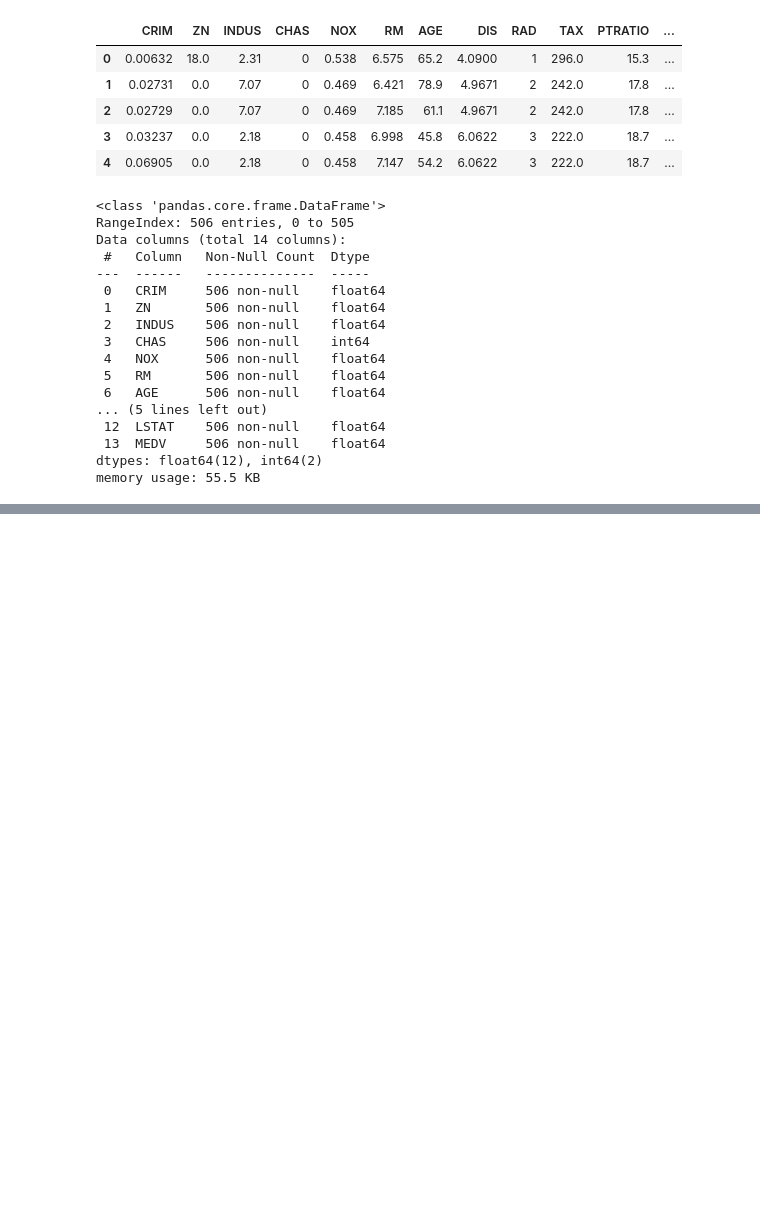
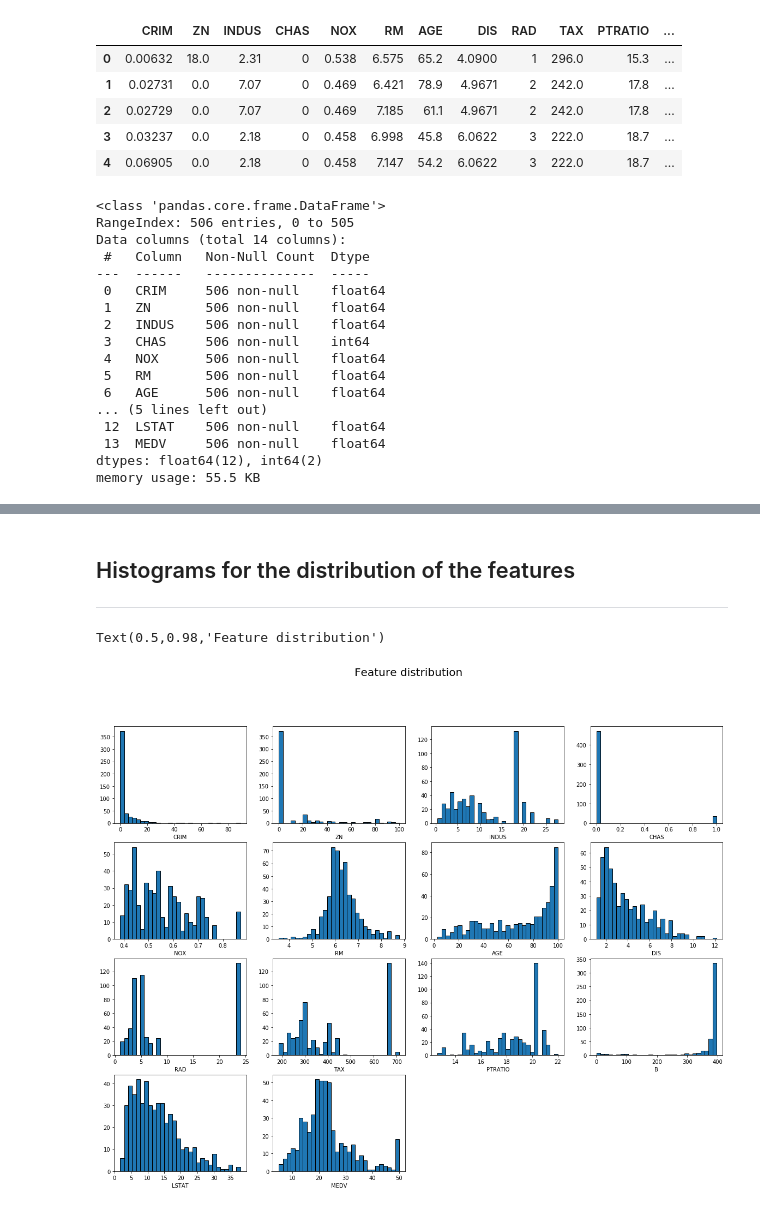
Before and after one commit to Victoria-Qiao/Boston_House_Prices_Modeling, a Jupyter notebook: data_analysis.ipynb, the cells around one changed output, grey strips where cells are left out. Saved outputs shown, nothing was run; the diff lists cells and outputs as text; code cells hidden in the pictures; blank space fills up the shorter version.

Commit message:
add histogram distribution for the features, box plots for the features (to detect outliers), and correlation matrix heatmap to 'data_analysis.ipynb'

```diff
--- a/data_analysis.ipynb
+++ b/data_analysis.ipynb
@@ -52,3 +52,18 @@ dataset.describe()
 | 50% | 0.256510 | 0.000000 | 9.690000 | 0.000000 | 0.538000 | 6.208500 | 77.500000 | 3.207450 | 5.000000 | 330.000000 | 19.050000 | ... |
 | 75% | 3.677082 | 12.500000 | 18.100000 | 0.000000 | 0.624000 | 6.623500 | 94.075000 | 5.188425 | 24.000000 | 666.000000 | 20.200000 | ... |
 | max | 88.976200 | 100.000000 | 27.740000 | 1.000000 | 0.871000 | 8.780000 | 100.000000 | 12.126500 | 24.000000 | 711.000000 | 22.000000 | ... |
+# %% [markdown]
+## Histograms for the distribution of the features
+***
+# %%
+import matplotlib.pyplot as plt
+
+plt.figure(figsize=(20, 15))
+for i in range(dataset.shape[1]):
+    plt.subplot(4,4,i+1)
+    plt.hist(dataset.iloc[:,i],edgecolor='k', bins=30)
+    plt.xlabel(columns[i])
+plt.suptitle('Feature distribution', fontsize=20)
+# %% [output]
+Text(0.5,0.98,'Feature distribution')
+[figure, added]
```
Also changed, not shown: parts of 4 cells of this notebook.
